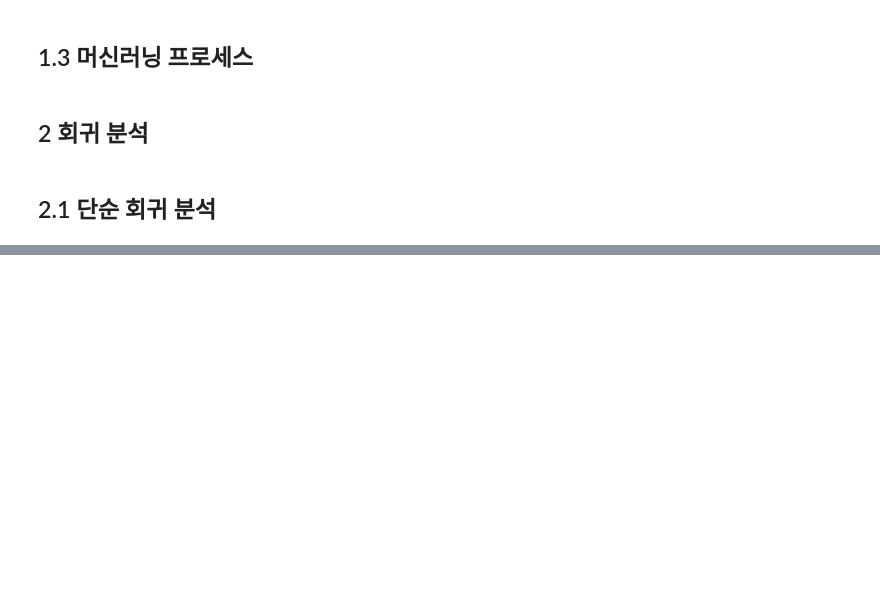
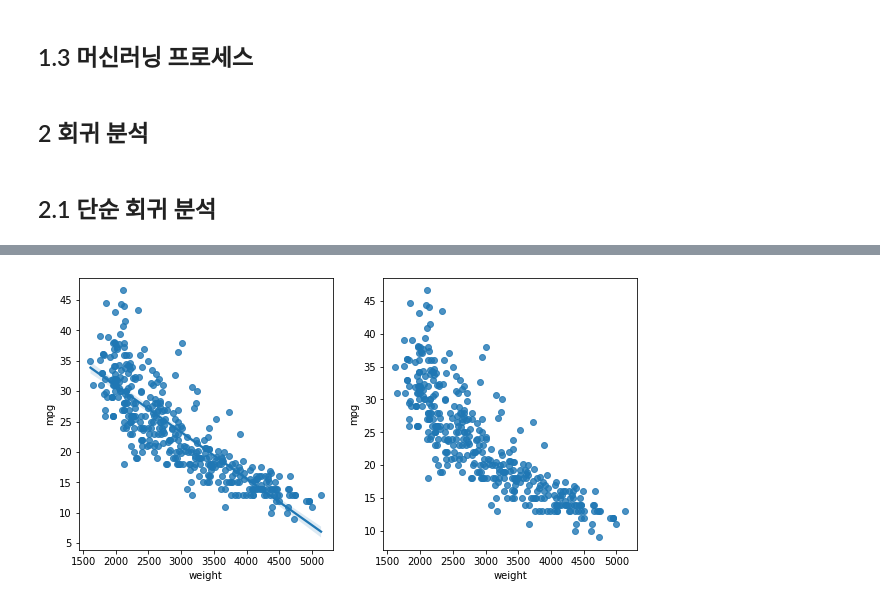
Before and after one commit to yeonseocho/Machine-Learning-Pandas-Data-Analytics, a Jupyter notebook: Part 7. 머신러닝 데이터 분석/7.1 머신러닝 개요.ipynb, the cells around one changed output, grey strips where cells are left out. Cells and saved outputs as stored; diff of their text form; code cells hidden in the pictures; blank space fills up the shorter version.

```diff
--- a/Part 7. 머신러닝 데이터 분석/7.1 머신러닝 개요.ipynb
+++ b/Part 7. 머신러닝 데이터 분석/7.1 머신러닝 개요.ipynb
@@ -18,0 +126,11 @@
+# %%
+#seaborn으로 산점도 그리기
+fig=plt.figure(figsize=(10,5))
+ax1=fig.add_subplot(1,2,1)
+ax2=fig.add_subplot(1,2,2)
+sns.regplot(x='weight', y='mpg', data=ndf, ax=ax1) #회귀선 표시
+sns.regplot(x='weight', y='mpg', data=ndf, ax=ax2, fit_reg=False) #회귀선 미표시
+plt.show()
+plt.close()
+# %% [output]
+[figure, added]
```
Also changed, not shown: parts of 13 cells of this notebook.
